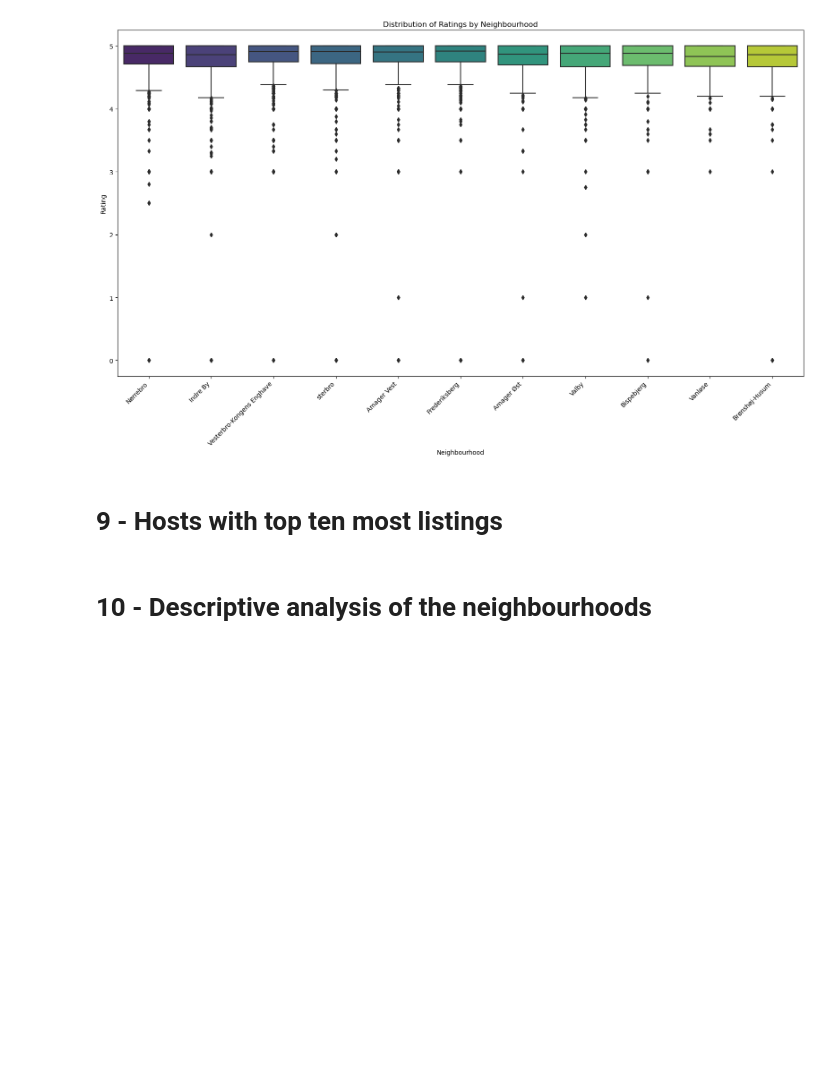
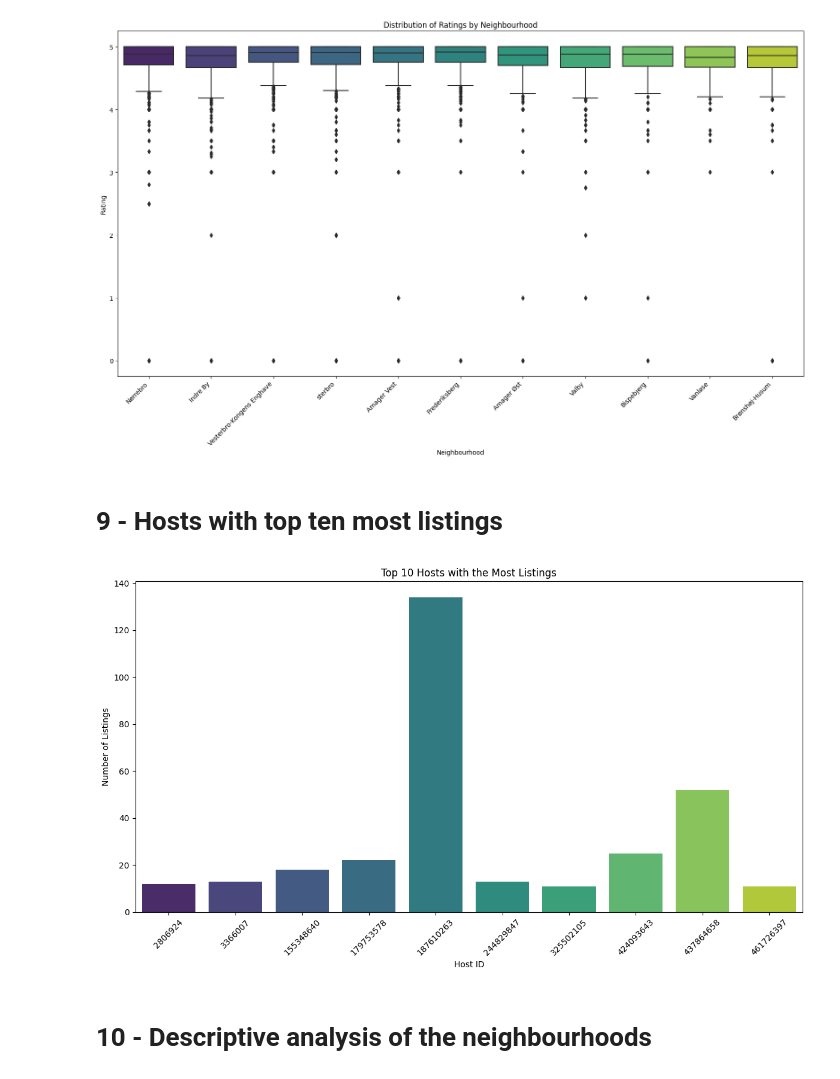
Before and after one commit to michaelbui99/mal-assignment-1, a Jupyter notebook: assignment01.ipynb, the cells around one changed output. Cells and saved outputs as stored; diff of their text form; code cells hidden in the pictures; blank space fills up the shorter version.

```diff
--- a/assignment01.ipynb
+++ b/assignment01.ipynb
@@ -280,14 +283,16 @@ plt.show()
 top_hosts = data.groupby('host_id').size().reset_index(name='number_of_listings')
 top_ten_hosts= top_hosts.sort_values(by='number_of_listings', ascending=False).head(10)
 # %%
-# plt.figure(figsize=(12, 7))
-# sns.barplot(data=top_hosts, x='host_id', y='number_of_listings', palette='viridis')
-# plt.title("Top 10 Hosts with the Most Listings")
-# plt.ylabel("Number of Listings")
-# plt.xlabel("Host ID")
-# plt.xticks(rotation=45)
-# plt.tight_layout()
-# plt.show()
+plt.figure(figsize=(12, 7))
+sns.barplot(data=top_ten_hosts, x='host_id', y='number_of_listings', palette='viridis')
+plt.title("Top 10 Hosts with the Most Listings")
+plt.ylabel("Number of Listings")
+plt.xlabel("Host ID")
+plt.xticks(rotation=45)
+plt.tight_layout()
+plt.show()
+# %% [output]
+[figure, added]
 # %% [markdown]
 # 10 - Descriptive analysis of the neighbourhoods
 # %% [markdown]
```
Also changed, not shown: parts of 20 cells of this notebook.
